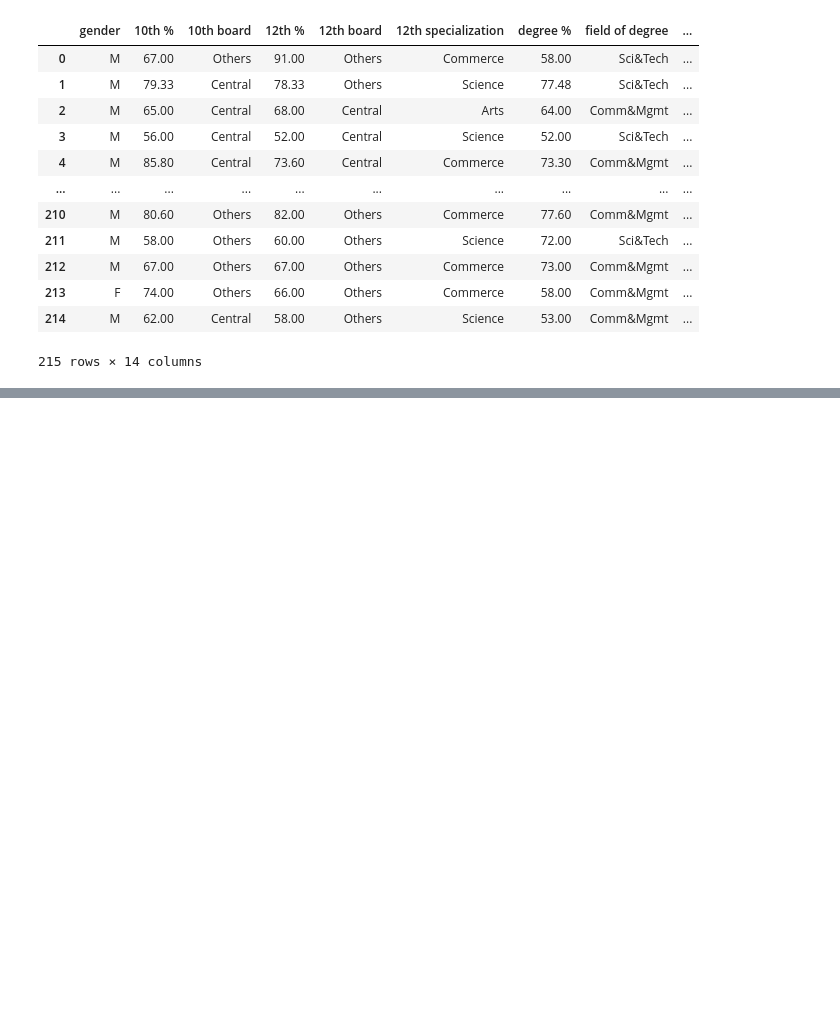
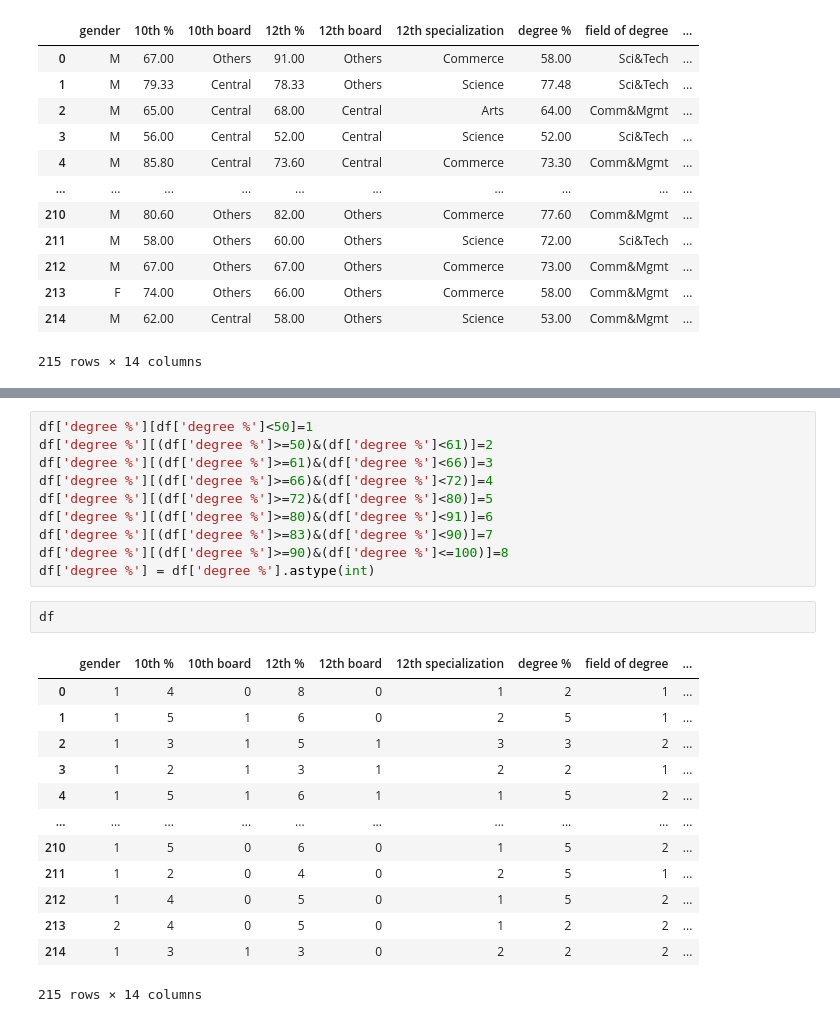
Before and after one commit to Jaiganesh-MK/Placement-analysis, a Jupyter notebook: placement.ipynb, the cells around one changed output, grey strips where cells are left out. Drawn from its saved outputs; the diff is of its cells as text; blank space fills up the shorter version.

```diff
--- a/placement.ipynb
+++ b/placement.ipynb
@@ -420,0 +483,26 @@ df
+# %%
+df['degree %'][df['degree %']<50]=1
+df['degree %'][(df['degree %']>=50)&(df['degree %']<61)]=2
+df['degree %'][(df['degree %']>=61)&(df['degree %']<66)]=3
+df['degree %'][(df['degree %']>=66)&(df['degree %']<72)]=4
+df['degree %'][(df['degree %']>=72)&(df['degree %']<80)]=5
+df['degree %'][(df['degree %']>=80)&(df['degree %']<91)]=6
+df['degree %'][(df['degree %']>=83)&(df['degree %']<90)]=7
+df['degree %'][(df['degree %']>=90)&(df['degree %']<=100)]=8
+df['degree %'] = df['degree %'].astype(int)
+# %%
+df
+# %% [output]
+|  | gender | 10th % | 10th board | 12th % | 12th board | 12th specialization | degree % | field of degree | ... |
+| 0 | 1 | 4 | 0 | 8 | 0 | 1 | 2 | 1 | ... |
+| 1 | 1 | 5 | 1 | 6 | 0 | 2 | 5 | 1 | ... |
+| 2 | 1 | 3 | 1 | 5 | 1 | 3 | 3 | 2 | ... |
+| 3 | 1 | 2 | 1 | 3 | 1 | 2 | 2 | 1 | ... |
+| 4 | 1 | 5 | 1 | 6 | 1 | 1 | 5 | 2 | ... |
+| ... | ... | ... | ... | ... | ... | ... | ... | ... | ... |
+| 210 | 1 | 5 | 0 | 6 | 0 | 1 | 5 | 2 | ... |
+| 211 | 1 | 2 | 0 | 4 | 0 | 2 | 5 | 1 | ... |
+| 212 | 1 | 4 | 0 | 5 | 0 | 1 | 5 | 2 | ... |
+| 213 | 2 | 4 | 0 | 5 | 0 | 1 | 2 | 2 | ... |
+| 214 | 1 | 3 | 1 | 3 | 0 | 2 | 2 | 2 | ... |
+215 rows × 14 columns
```
Also changed, not shown: parts of 23 cells of this notebook.
